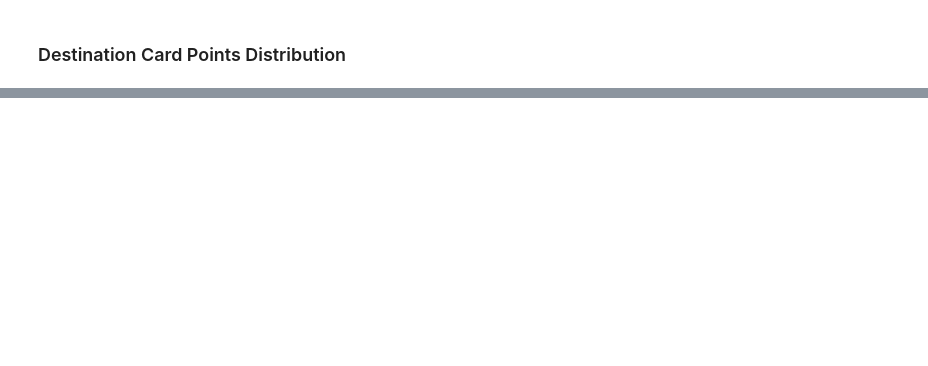
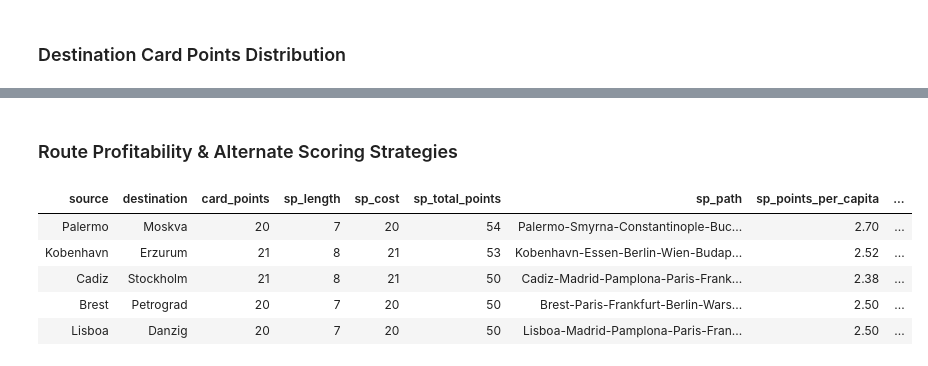
Before and after one commit to genielab/network_analysis_ticket_to_ride, a Jupyter notebook: pynb/ttr_analysis.ipynb, the cells around one changed output, grey strips where cells are left out. Saved outputs shown, nothing was run; the diff lists cells and outputs as text; code cells hidden in the pictures; blank space fills up the shorter version.

Commit message:
updating analysis notebook.

```diff
--- a/pynb/ttr_analysis.ipynb
+++ b/pynb/ttr_analysis.ipynb
@@ -238,0 +225,4 @@ display(HTML(degree_df.to_html(index=False)))
+# %%
+# Top-10 cities with high degree
+for index, row in degree_df.head(10).iterrows():
+    print('{} - {}'.format(row['city'],row['degree']))
@@ -238,0 +240,4 @@ display(HTML(degree_df.to_html(index=False)))
+# %%
+# Top-10 cities with low degree
+for index, row in degree_df.tail(10).sort_values(by='degree',ascending=True).iterrows():
+    print('{} - {}'.format(row['city'],row['degree']))
@@ -259,19 +355,20 @@ from bokeh.models import HoverTool
 from bokeh.layouts import row, column
 from bokeh.models import Div
 
-output_notebook()
+#output_notebook()
 output_file(output_dir + "destination_card_points_dist.html")
 
 labels = [str(key) for key,value in sorted(col_count.items())]
 values = [value for key,value in sorted(col_count.items())]
-source = ColumnDataSource(data = dict(labels = labels, values= values))
+pct_share = [round(value/len(card_points_list)*100,2) for key,value in sorted(col_count.items())]
+source = ColumnDataSource(data = dict(labels = labels, values= values, pct_share=pct_share))
 
 p = figure(x_range=labels, plot_height=350, title=None)
 p.vbar(x="labels", top="values", width=0.9, source=source)
 
 p.xgrid.grid_line_color = None
 p.y_range.start = 0
-p.add_tools(HoverTool(tooltips=[("card points","@labels"),("count","@values")]))
+p.add_tools(HoverTool(tooltips=[("card points","@labels"),("count","@values (@pct_share%)")]))
 
 #show(p)
 
@@ -289,3 +524,5 @@ Loading BokehJS ...
+# %% [markdown]
+### Route Profitability & Alternate Scoring Strategies
 # %%
 # construct shortest paths of destinations
 temp=list()
@@ -307,6 +544,12 @@ with open(destinations_path) as f:
         total_points=card_points+points1
         temp.append((source,destination,card_points,length1,distance1,total_points,'-'.join(p1)))
 
-destinations_df = pd.DataFrame.from_records(temp, columns=['source','destination','card_points',
+sp_df = pd.DataFrame.from_records(temp, columns=['source','destination','card_points',
                                                            'sp_length','sp_cost','sp_total_points','sp_path'])
 del temp
+
+#  calculate points-per-capita
+sp_df['sp_points_per_capita'] = sp_df.apply(lambda row: round(row['sp_total_points']/row['sp_cost'],2), axis=1)
+
+# connectivity
+sp_df['connectivity'] = sp_df.apply(lambda row: nx.edge_connectivity(G,row['source'],row['destination']), axis=1)
@@ -321,3 +556,16 @@ destinations_df.sort_values(['sp_total_points'],ascending=False).head(10)
+# %%
+# sp_df.sort_values(['sp_total_points'],ascending=False).head(10)
+
+from IPython.display import display, HTML
+display(HTML(sp_df.sort_values(['sp_total_points'],ascending=False).head(5).to_html(index=False)))
+# display(HTML(degree_df.tail(10).sort_values(by='degree',ascending=True).to_html(index=False)))
+# %% [output]
+| source | destination | card_points | sp_length | sp_cost | sp_total_points | sp_path | sp_points_per_capita | ... |
+| Palermo | Moskva | 20 | 7 | 20 | 54 | Palermo-Smyrna-Constantinople-Buc... | 2.70 | ... |
+| Kobenhavn | Erzurum | 21 | 8 | 21 | 53 | Kobenhavn-Essen-Berlin-Wien-Budap... | 2.52 | ... |
+| Cadiz | Stockholm | 21 | 8 | 21 | 50 | Cadiz-Madrid-Pamplona-Paris-Frank... | 2.38 | ... |
+| Brest | Petrograd | 20 | 7 | 20 | 50 | Brest-Paris-Frankfurt-Berlin-Wars... | 2.50 | ... |
+| Lisboa | Danzig | 20 | 7 | 20 | 50 | Lisboa-Madrid-Pamplona-Paris-Fran... | 2.50 | ... |
 # %%
 # compare alternate paths between given cities
 temp = list()
```
Also changed, not shown: parts of 46 cells of this notebook, 3 other files.
